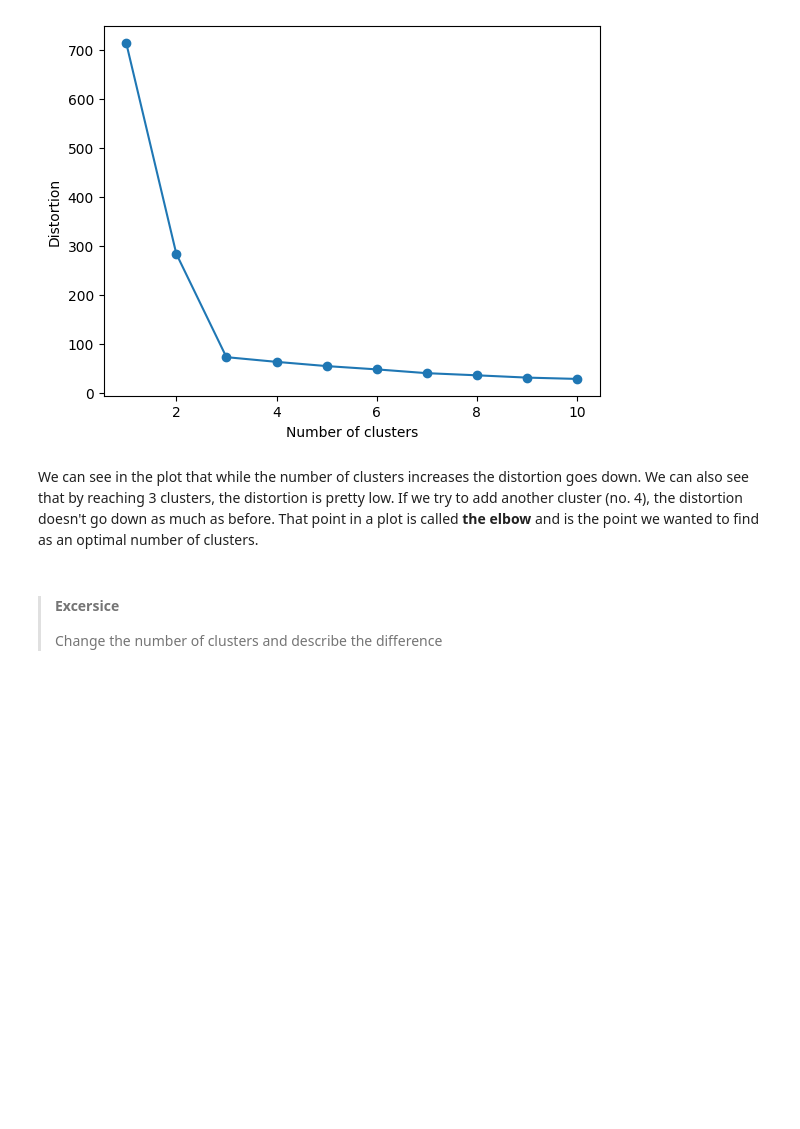
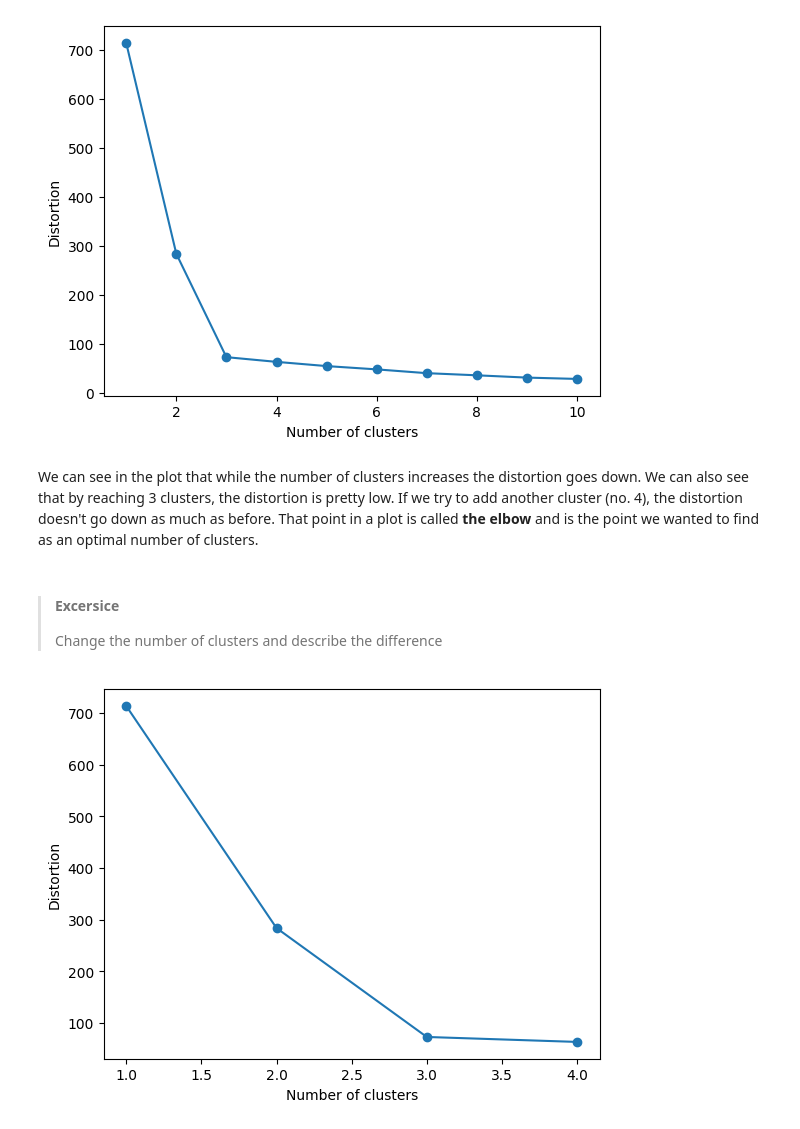
Before and after one commit to rdebullain/unsupervised_learning, a Jupyter notebook: tutorial_centroid_models.ipynb, the cells around one changed output. Drawn from its saved outputs; the diff is of its cells as text; code cells hidden in the pictures; blank space fills up the shorter version.

```diff
--- a/tutorial_centroid_models.ipynb
+++ b/tutorial_centroid_models.ipynb
@@ -116,3 +115,8 @@ plot_distortion(X,max_clusters=10)
 # %% [markdown]
 > #### Excersice
 > Change the number of clusters and describe the difference
+# %%
+# elbow rule
+plot_distortion(X,max_clusters=4)
+# %% [output]
+[figure, added]
```
Also changed, not shown: parts of 3 cells of this notebook.
